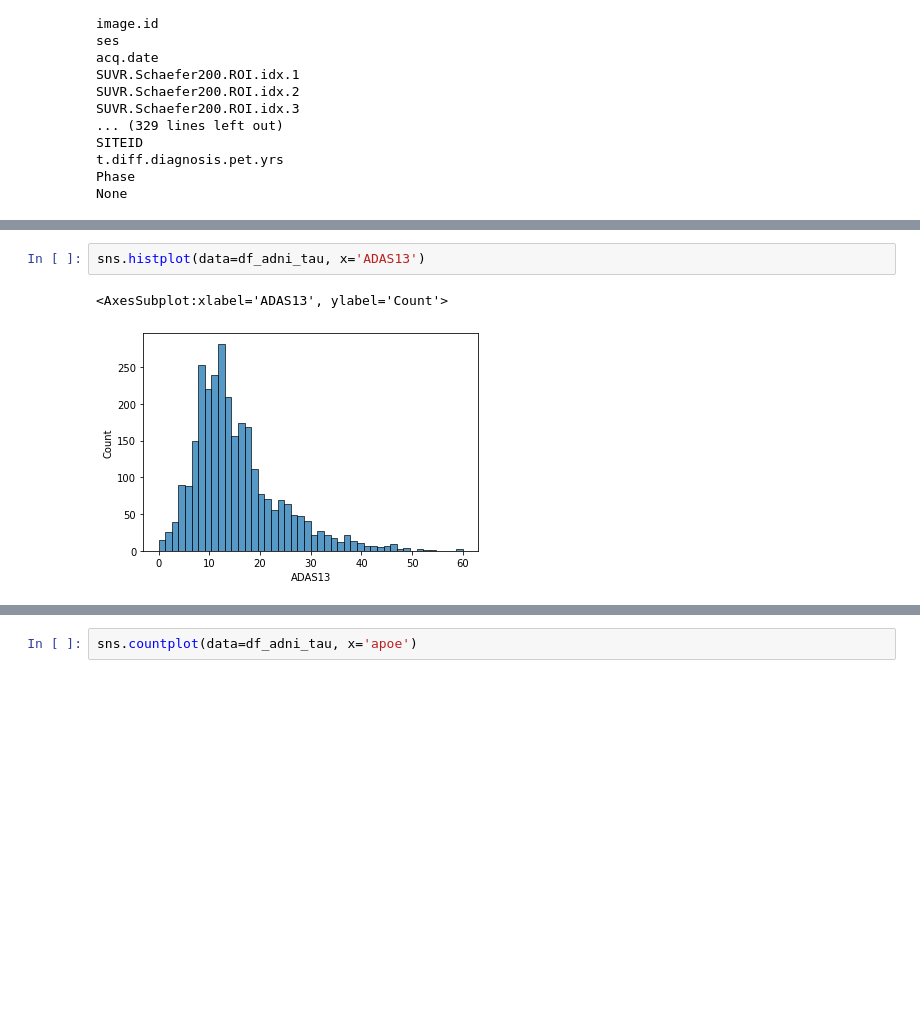
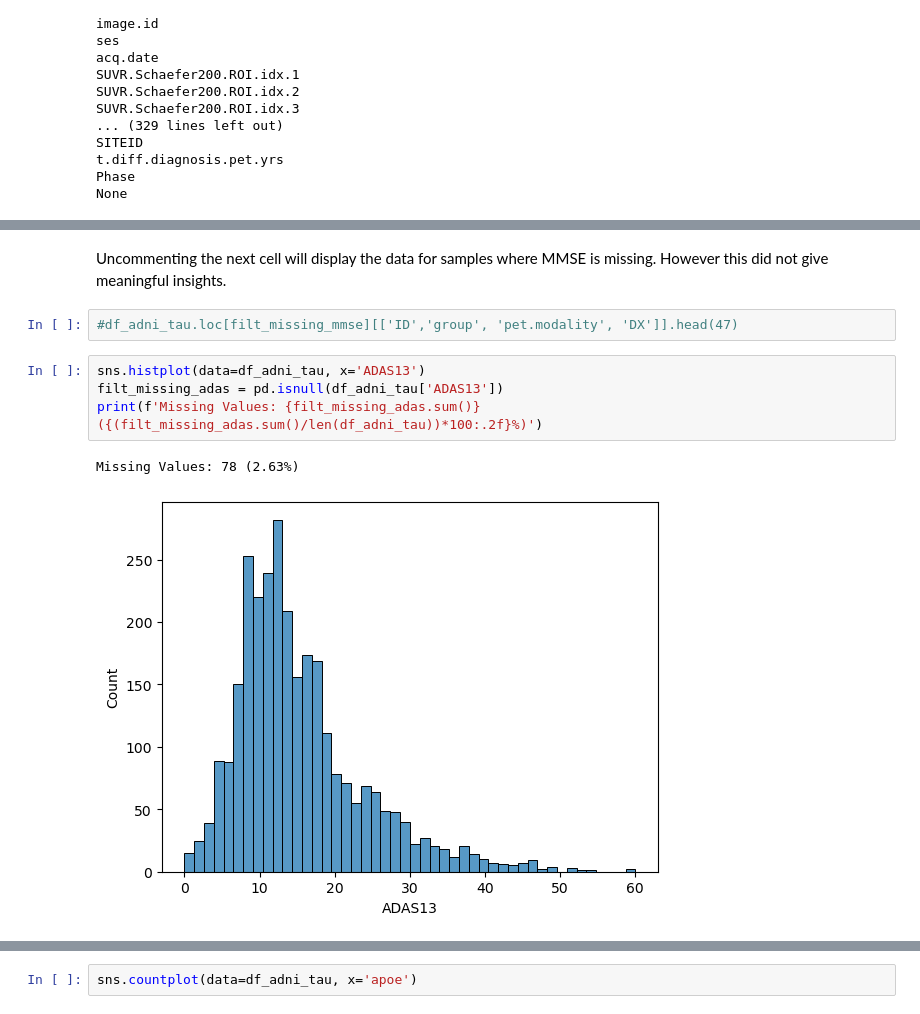
Before and after one commit to Liz490/multimodal_alzheimer, a Jupyter notebook: Exploratory_Data_Analysis.ipynb, the cells around one changed output, grey strips where cells are left out. Saved outputs shown, nothing was run; the diff lists cells and outputs as text; blank space fills up the shorter version.

```diff
--- a/Exploratory_Data_Analysis.ipynb
+++ b/Exploratory_Data_Analysis.ipynb
@@ -166,5 +200,12 @@ sns.histplot(data=df_adni_tau, x='MMSE')
+# %% [markdown]
+Uncommenting the next cell will display the data for samples where MMSE is missing.
+However this did not give meaningful insights.
+# %%
+#df_adni_tau.loc[filt_missing_mmse][['ID','group', 'pet.modality', 'DX']].head(47)
 # %%
 sns.histplot(data=df_adni_tau, x='ADAS13')
+filt_missing_adas = pd.isnull(df_adni_tau['ADAS13'])
+print(f'Missing Values: {filt_missing_adas.sum()} ({(filt_missing_adas.sum()/len(df_adni_tau))*100:.2f}%)')
 # %% [output]
-<AxesSubplot:xlabel='ADAS13', ylabel='Count'>
+Missing Values: 78 (2.63%)
-[figure, old version]
+[figure, new version]
```
Also changed, not shown: parts of 15 cells of this notebook.
